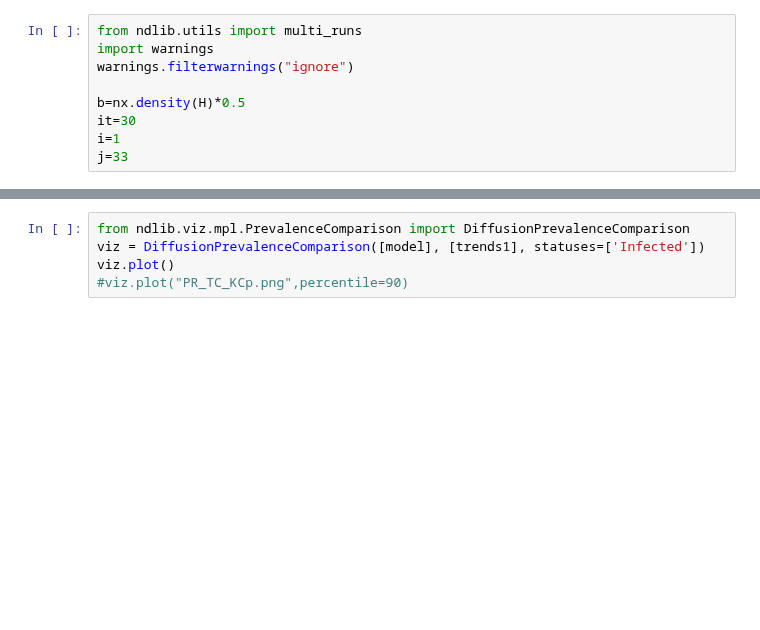
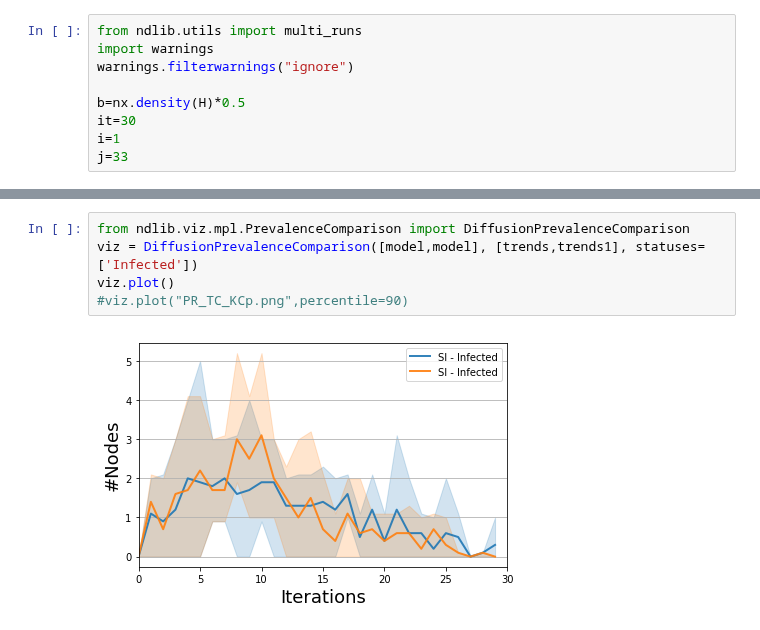
Before and after one commit to amshoo/python, a Jupyter notebook: epi/epi2.ipynb, the cells around one changed output, grey strips where cells are left out. Saved outputs shown, nothing was run; the diff lists cells and outputs as text; blank space fills up the shorter version.

```diff
--- a/epi/epi2.ipynb
+++ b/epi/epi2.ipynb
@@ -69,5 +62,7 @@ viz.plot()
 # %%
 from ndlib.viz.mpl.PrevalenceComparison import DiffusionPrevalenceComparison
-viz = DiffusionPrevalenceComparison([model], [trends1], statuses=['Infected'])
+viz = DiffusionPrevalenceComparison([model,model], [trends,trends1], statuses=['Infected'])
 viz.plot()
 #viz.plot("PR_TC_KCp.png",percentile=90)
+# %% [output]
+[figure, added]
```
Also changed, not shown: parts of 4 cells of this notebook, 49 other files.
